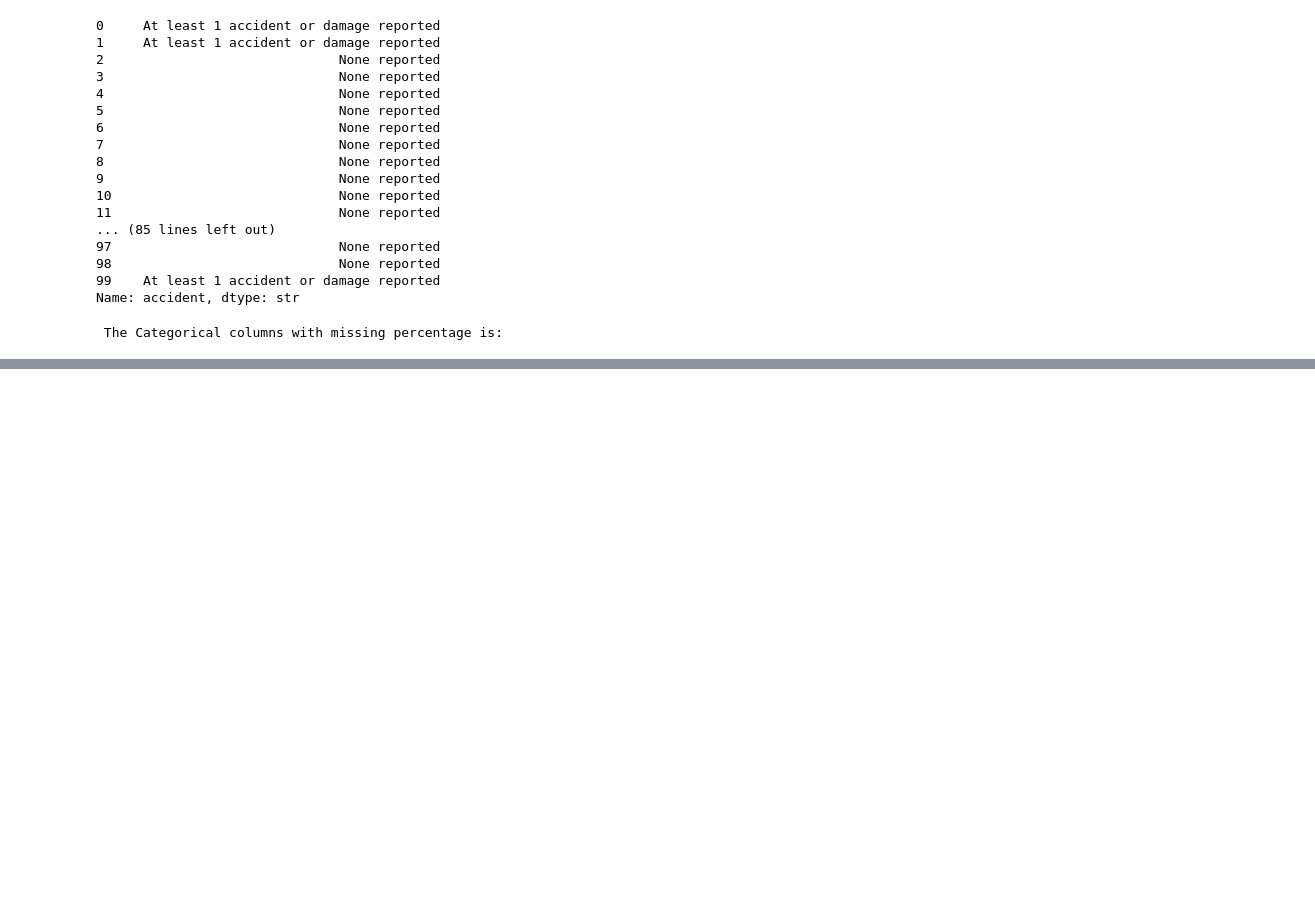
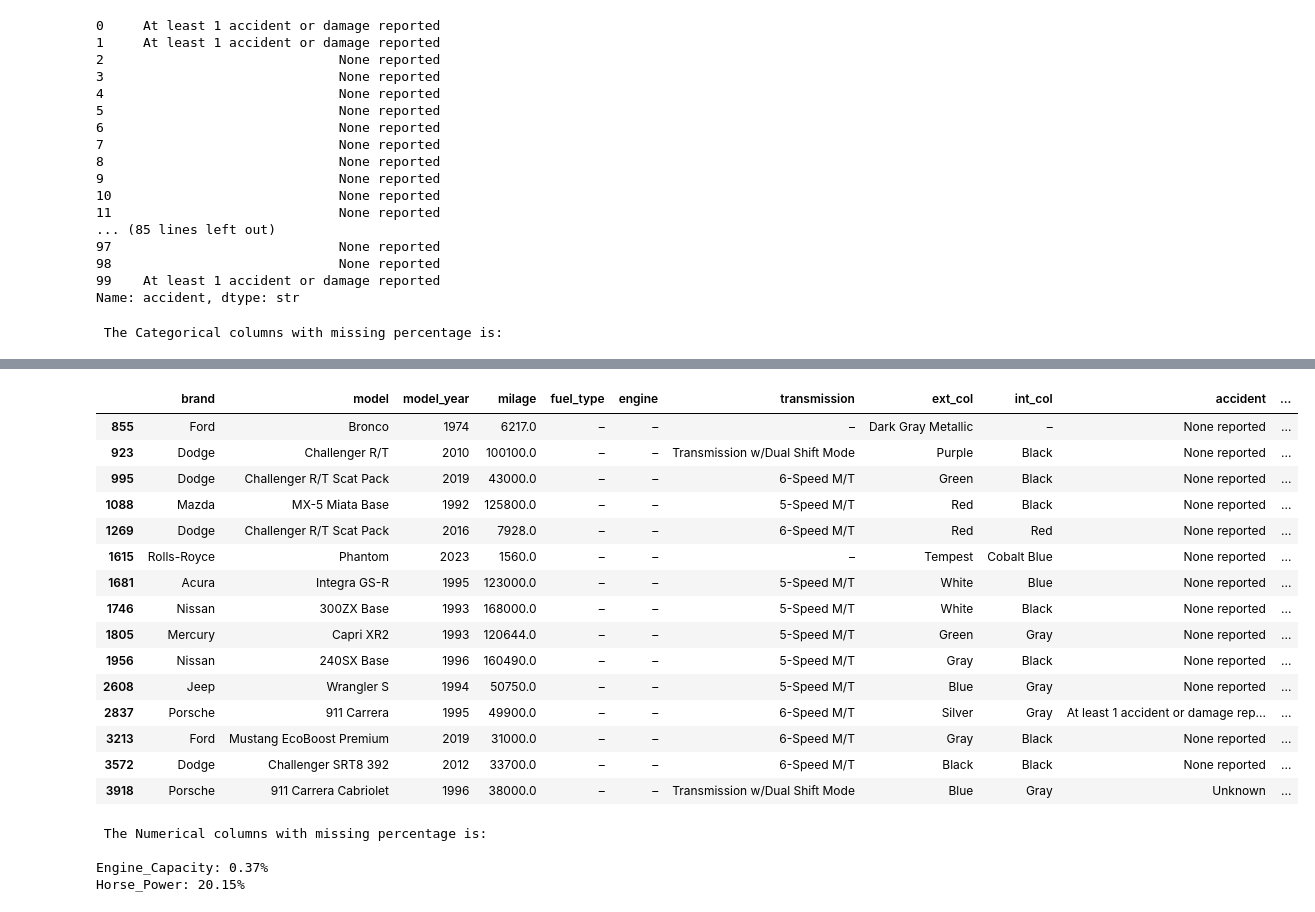
Before and after one commit to RakeshThapa332/learning-machine-learning, a Jupyter notebook: Machine Learning/Used_Cars_Price_Estimation/NoteBooks/Used_Cars_Analsyis.ipynb, the cells around one changed output, grey strips where cells are left out. Cells and saved outputs as stored; diff of their text form; code cells hidden in the pictures; blank space fills up the shorter version.

Commit message:
Handling missing values second..

```diff
--- a/Machine Learning/Used_Cars_Price_Estimation/NoteBooks/Used_Cars_Analsyis.ipynb
+++ b/Machine Learning/Used_Cars_Price_Estimation/NoteBooks/Used_Cars_Analsyis.ipynb
@@ -863,0 +948,33 @@ for col,per in missing_info.items():
+# %%
+df[df['Engine_Capacity'].isnull()]
+# %% [output]
+|  | brand | model | model_year | milage | fuel_type | engine | transmission | ext_col | int_col | accident | ... |
+| 855 | Ford | Bronco | 1974 | 6217.0 | – | – | – | Dark Gray Metallic | – | None reported | ... |
+| 923 | Dodge | Challenger R/T | 2010 | 100100.0 | – | – | Transmission w/Dual Shift Mode | Purple | Black | None reported | ... |
+| 995 | Dodge | Challenger R/T Scat Pack | 2019 | 43000.0 | – | – | 6-Speed M/T | Green | Black | None reported | ... |
+| 1088 | Mazda | MX-5 Miata Base | 1992 | 125800.0 | – | – | 5-Speed M/T | Red | Black | None reported | ... |
+| 1269 | Dodge | Challenger R/T Scat Pack | 2016 | 7928.0 | – | – | 6-Speed M/T | Red | Red | None reported | ... |
+| 1615 | Rolls-Royce | Phantom | 2023 | 1560.0 | – | – | – | Tempest | Cobalt Blue | None reported | ... |
+| 1681 | Acura | Integra GS-R | 1995 | 123000.0 | – | – | 5-Speed M/T | White | Blue | None reported | ... |
+| 1746 | Nissan | 300ZX Base | 1993 | 168000.0 | – | – | 5-Speed M/T | White | Black | None reported | ... |
+| 1805 | Mercury | Capri XR2 | 1993 | 120644.0 | – | – | 5-Speed M/T | Green | Gray | None reported | ... |
+| 1956 | Nissan | 240SX Base | 1996 | 160490.0 | – | – | 5-Speed M/T | Gray | Black | None reported | ... |
+| 2608 | Jeep | Wrangler S | 1994 | 50750.0 | – | – | 5-Speed M/T | Blue | Gray | None reported | ... |
+| 2837 | Porsche | 911 Carrera | 1995 | 49900.0 | – | – | 6-Speed M/T | Silver | Gray | At least 1 accident or damage rep... | ... |
+| 3213 | Ford | Mustang EcoBoost Premium | 2019 | 31000.0 | – | – | 6-Speed M/T | Gray | Black | None reported | ... |
+| 3572 | Dodge | Challenger SRT8 392 | 2012 | 33700.0 | – | – | 6-Speed M/T | Black | Black | None reported | ... |
+| 3918 | Porsche | 911 Carrera Cabriolet | 1996 | 38000.0 | – | – | Transmission w/Dual Shift Mode | Blue | Gray | Unknown | ... |
+# %%
+missing_info={}
+for col in Numerical_Columns:
+    if df[col].isnull().sum()>0:
+        missing_count=(df[col].isnull().sum()/len(df))*100
+        missing_info[col]=round(missing_count,2)
+print("\n The Numerical columns with missing percentage is:\n")
+for col,per in missing_info.items():
+    print(f"{col}: {per}%")
+# %% [output]
+ The Numerical columns with missing percentage is:
+
+Engine_Capacity: 0.37%
+Horse_Power: 20.15%
```
Also changed, not shown: parts of 11 cells of this notebook.
